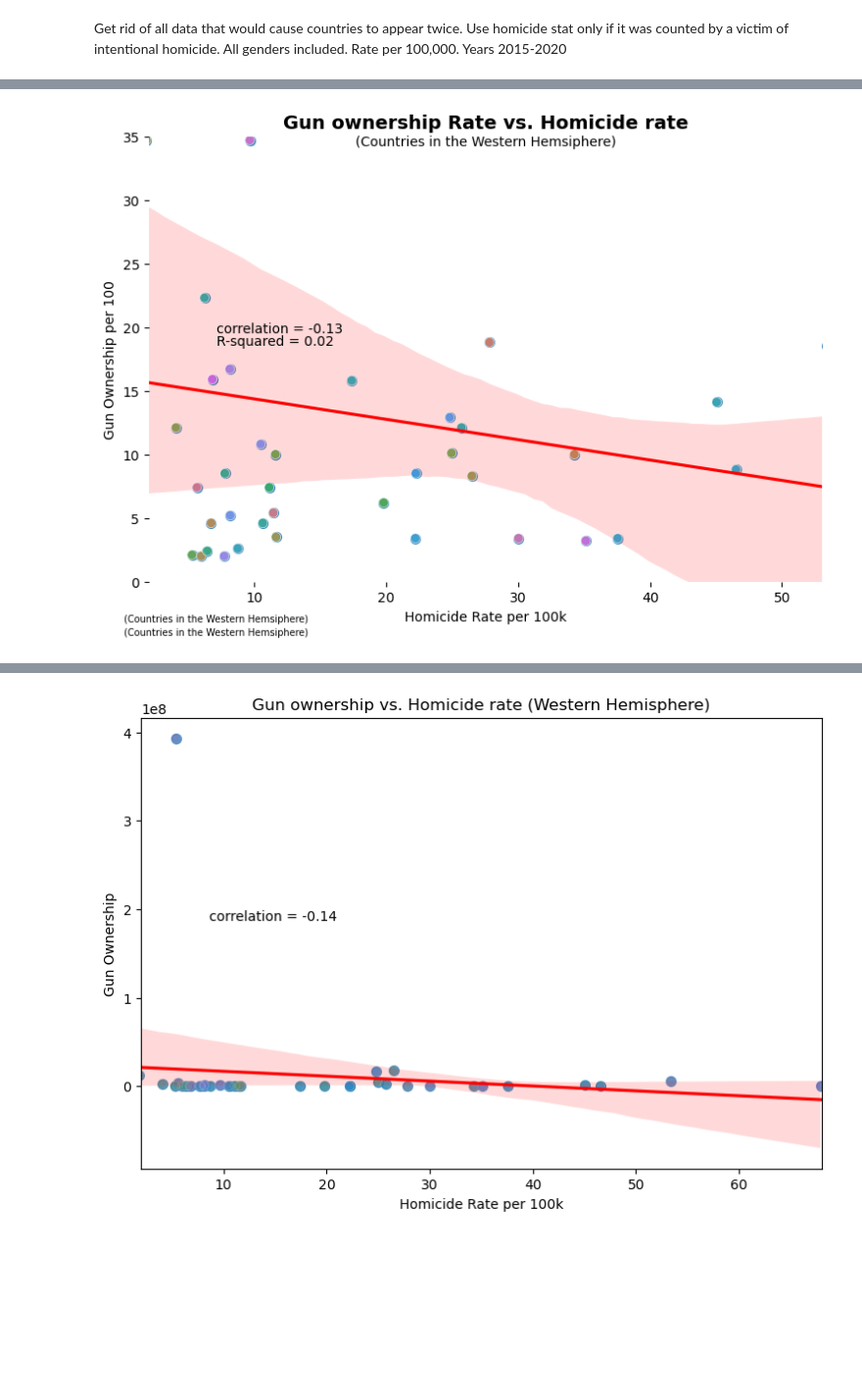
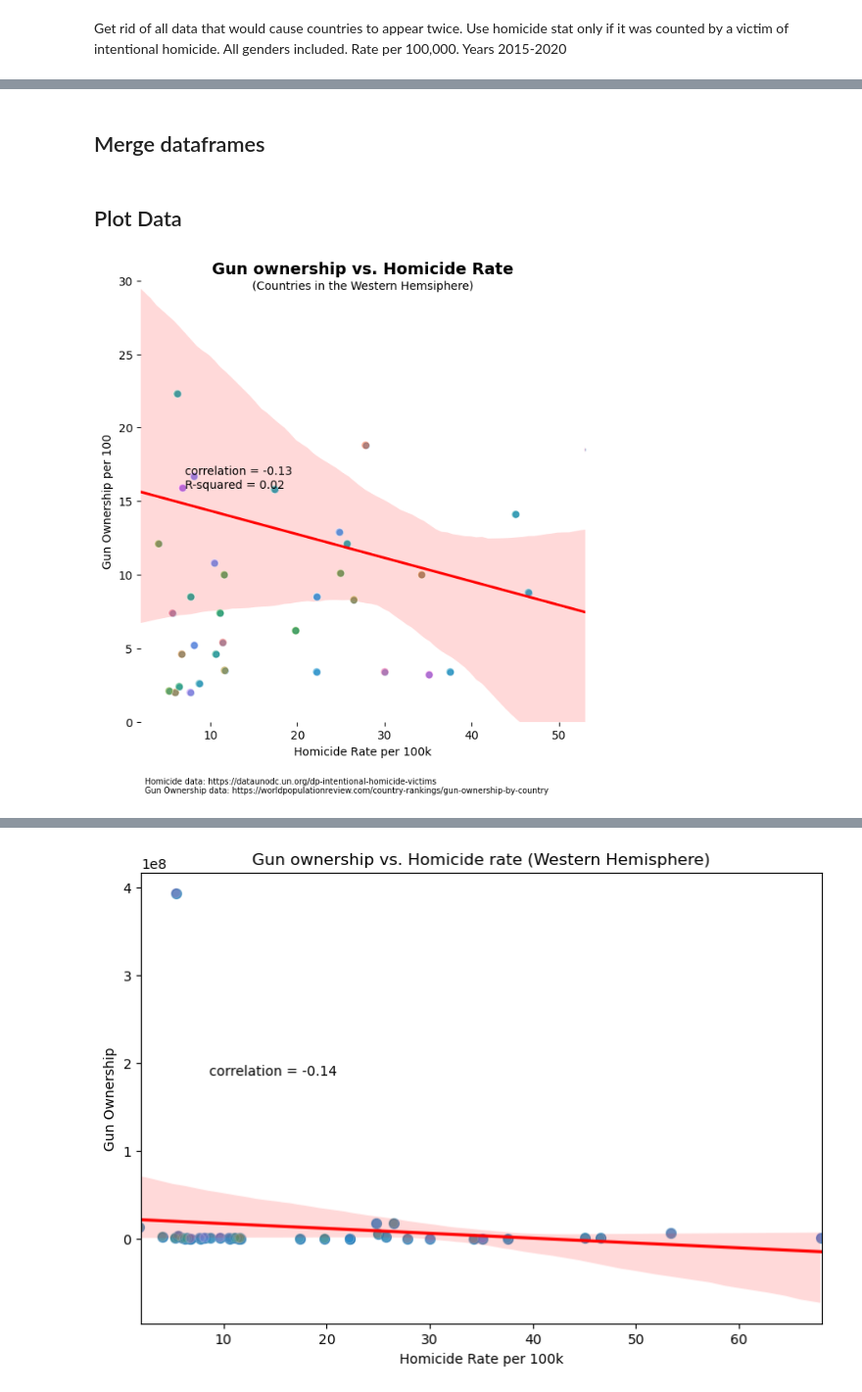
Before and after one commit to JoshuaGetzData/Cleaning-Exploration-Statistics, a Jupyter notebook: WestHemHomicides.ipynb, the cells around one changed output, grey strips where cells are left out. Shown: that part at 98% size. Cells and saved outputs as stored; diff of their text form; code cells hidden in the pictures; blank space fills up the shorter version.

```diff
--- a/WestHemHomicides.ipynb
+++ b/WestHemHomicides.ipynb
@@ -38,5 +45,7 @@ guns.head()
 # %%
 guns = guns.rename(columns={'country': 'Country'})
+# %% [markdown]
+## Merge dataframes
 # %%
 merged = pd.merge(r, guns[['cca3', 'per100']], left_on='Iso3_code', right_on='cca3', how='left')
 # %%
@@ -45,37 +54,39 @@ final = merged.dropna()
 import seaborn as sns
 import matplotlib.pyplot as plt
 from scipy import stats
+# %% [markdown]
+## Plot Data
 # %%
-fig = plt.figure(figsize=(9, 6))
-ax = sns.regplot(x='Avg Yearly Homicide Rate per 100k 2015-2020', y='per100', data=final, scatter_kws={'s': 50}, line_kws={'color': 'red'})
+fig = plt.figure(figsize=(7, 7))
+ax = sns.regplot(x='Avg Yearly Homicide Rate per 100k 2015-2020', y='per100', data=final, scatter_kws={'s': 25}, line_kws={'color': 'red'})
 sns.scatterplot(x='Avg Yearly Homicide Rate per 100k 2015-2020', y='per100',
-hue='Country', data=final, s=50, alpha=0.7, legend=False)
+hue='Country', data=final, s=50, alpha=0.6, legend=False)
 
-ax.set(ylim=(0, 35))
+ax.set(ylim=(0, 30))
 ax.set(xlim=(2, 53))
 ax.set(xlabel='Homicide Rate per 100k', ylabel='Gun Ownership per 100')
-title = ax.set_title('Gun ownership Rate vs. Homicide rate', fontsize=14)
+title = ax.set_title('Gun ownership vs. Homicide Rate', fontsize=14)
 ax.text(0.5, 0.98, '(Countries in the Western Hemsiphere)', transform=ax.transAxes, fontsize=10, ha='center')
 title.set_fontweight('bold')
-ax.text(0.10, -0.09, 'Homicide data: https://dataunodc.un.org/dp-intentional-homicide-victims ', transform=ax.transAxes, fontsize=7, ha='center') #add citations
-ax.text(0.10, -0.12, 'Gun Ownership data: https://worldpopulationreview.com/country-rankings/gun-ownership-by-country ', transform=ax.transAxes, fontsize=7, ha='center')
+ax.text(0.01, -0.14, 'Homicide data: https://dataunodc.un.org/dp-intentional-homicide-victims', transform=ax.transAxes, fontsize=7) #add citations
+ax.text(0.01, -0.16, 'Gun Ownership data: https://worldpopulationreview.com/country-rankings/gun-ownership-by-country', transform=ax.transAxes, fontsize=7)
 
 sns.despine(left=True, bottom=True)
 
 # calculate R-squared
 x = final['Avg Yearly Homicide Rate per 100k 2015-2020']
 y = final['per100']
 slope, intercept, r_value, p_value, std_err = stats.linregress(x, y)
 r_squared = r_value**2
 
 # add R-squared value to plot
 ax.annotate(f"R-squared = {r_squared:.2f}", xy=(0.10, 0.53), xycoords='axes fraction')
 # calculate Correlation
 x = final['Avg Yearly Homicide Rate per 100k 2015-2020']
 y = final['per100']
 slope, intercept, r_value, p_value, std_err = stats.linregress(final['Avg Yearly Homicide Rate per 100k 2015-2020'], final['per100'])
 ax.text(0.10, 0.56, f'correlation = {r_value:.2f}', transform=ax.transAxes)
 
 plt.show()
 # %% [output]
-[figure, old version]
+[figure, new version]
```
Also changed, not shown: parts of 4 cells of this notebook.
